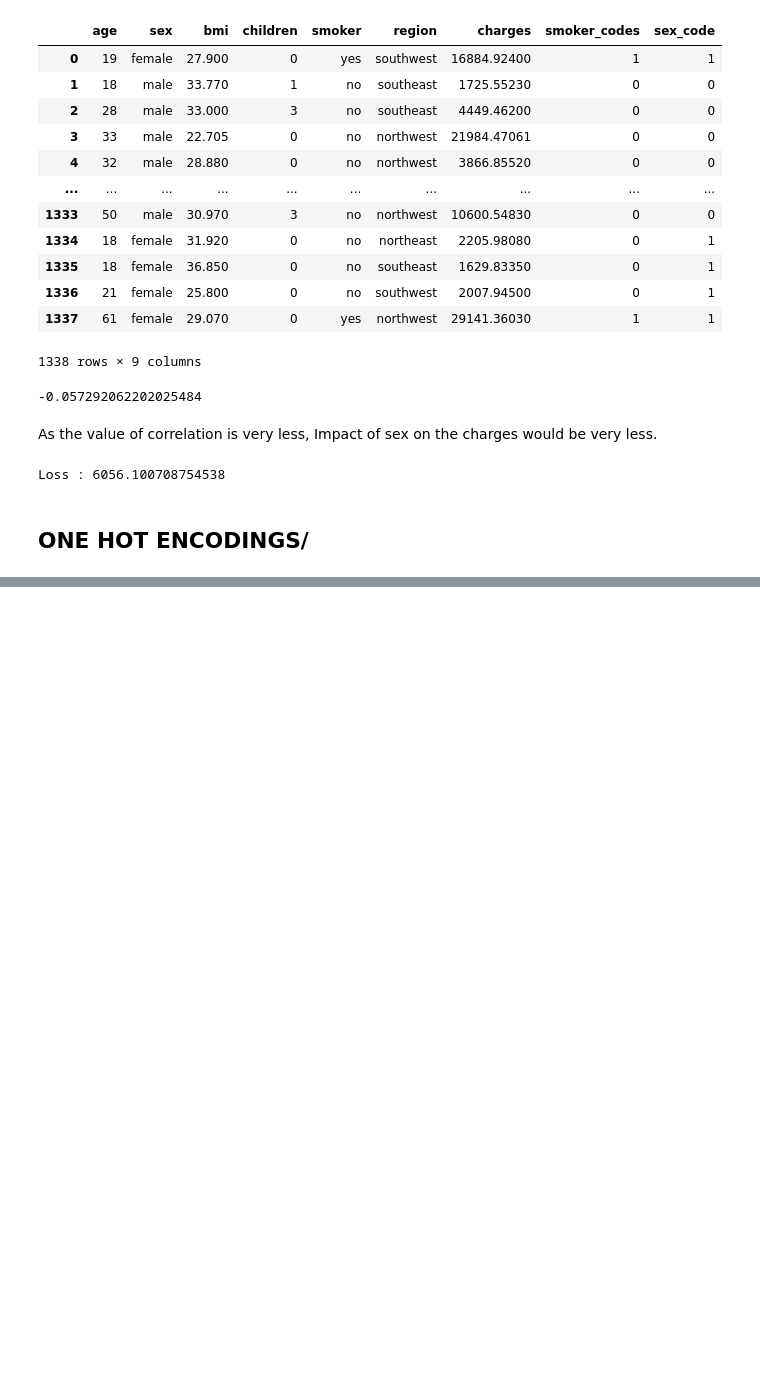
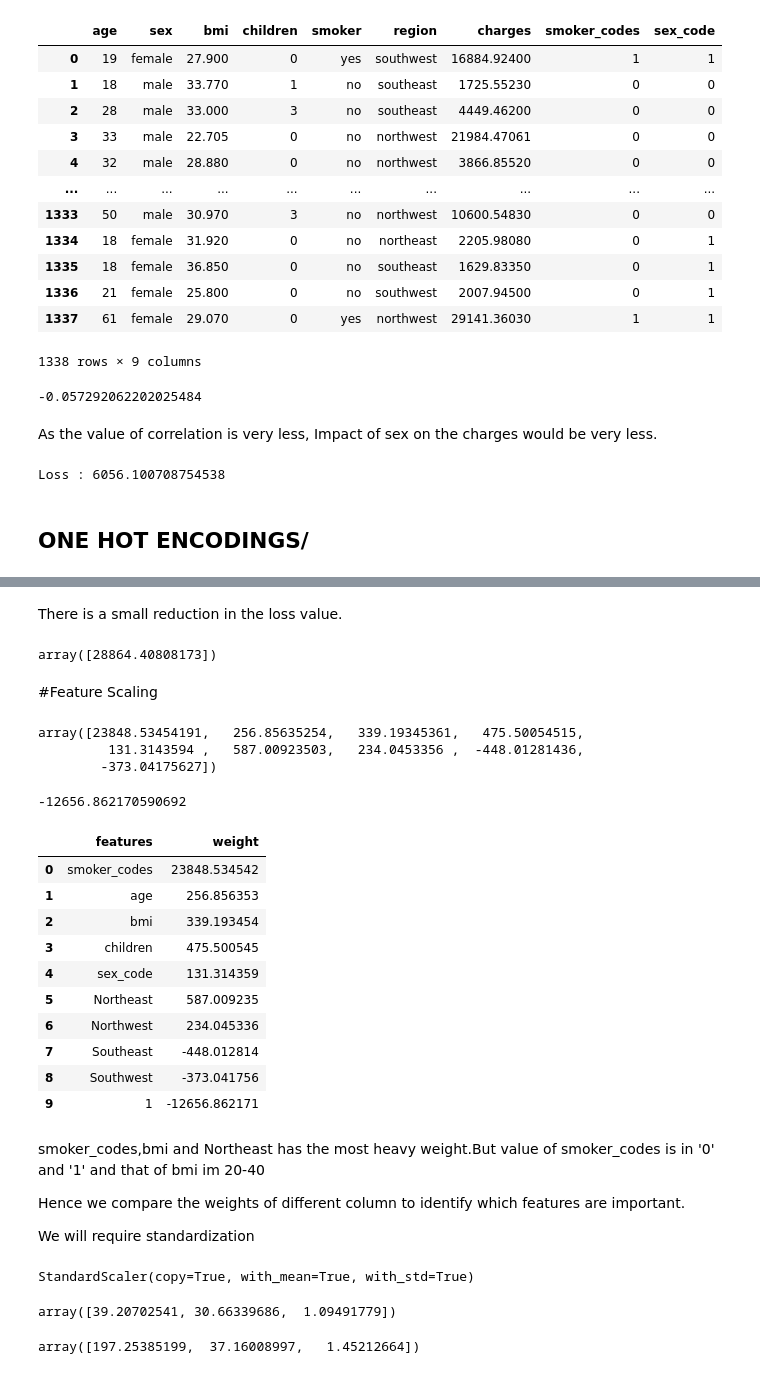
Before and after one commit to MOULIK-RAZDAN/LINEAR-REGRESSION-ON-INSURANCE-POLICY, a Jupyter notebook: Linear_Regression_on_Insurance_policy.ipynb, the cells around one changed output, grey strips where cells are left out. Cells and saved outputs as stored; diff of their text form; code cells hidden in the pictures; blank space fills up the shorter version.

```diff
--- a/Linear_Regression_on_Insurance_policy.ipynb
+++ b/Linear_Regression_on_Insurance_policy.ipynb
@@ -444,0 +488,6 @@ Loss : 6056.100708754538
+# %%
+X,y = medical_df[['smoker_codes','age','bmi','children','sex_code','Northeast','Northwest','Southeast','Southwest']], medical_df['charges']
+model = LinearRegression().fit(X,y)
+predictions = model.predict(X)
+loss = rmse(y,predictions)
+print("Loss :",loss)
@@ -444,0 +496,58 @@ Loss : 6056.100708754538
+# %% [markdown]
+There is a small reduction in the loss value.
+# %%
+model.predict([[1,32,26,2,1,0.0,0.0,1.0,0.0]])
+# %% [output]
+array([28864.40808173])
+# %% [markdown]
+#Feature Scaling
+# %%
+model.coef_
+# %% [output]
+array([23848.53454191,   256.85635254,   339.19345361,   475.50054515,
+         131.3143594 ,   587.00923503,   234.0453356 ,  -448.01281436,
+        -373.04175627])
+# %%
+model.intercept_
+# %% [output]
+-12656.862170590692
+# %%
+weight_df = pd.DataFrame({
+    'features' : np.append(['smoker_codes','age','bmi','children','sex_code','Northeast','Northwest','Southeast','Southwest'],1),
+    'weight': np.append(model.coef_, model.intercept_)
+ })
+weight_df
+# %% [output]
+|  | features | weight |
+| 0 | smoker_codes | 23848.534542 |
+| 1 | age | 256.856353 |
+| 2 | bmi | 339.193454 |
+| 3 | children | 475.500545 |
+| 4 | sex_code | 131.314359 |
+| 5 | Northeast | 587.009235 |
+| 6 | Northwest | 234.045336 |
+| 7 | Southeast | -448.012814 |
+| 8 | Southwest | -373.041756 |
+| 9 | 1 | -12656.862171 |
+# %% [markdown]
+smoker_codes,bmi and Northeast has the most heavy weight.But value of smoker_codes is in '0' and '1' and that of bmi im 20-40
+
+
+Hence we compare the weights of different column to identify which features are important.
+
+We will require standardization
+# %%
+from sklearn.preprocessing import StandardScaler
+scalar= StandardScaler()
+num_cols = ['age','bmi','children']
+scalar.fit(medical_df[num_cols])
+# %% [output]
+StandardScaler(copy=True, with_mean=True, with_std=True)
+# %%
+scalar.mean_
+# %% [output]
+array([39.20702541, 30.66339686,  1.09491779])
+# %%
+scalar.var_
+# %% [output]
+array([197.25385199,  37.16008997,   1.45212664])
```
Also changed, not shown: parts of 12 cells of this notebook.
